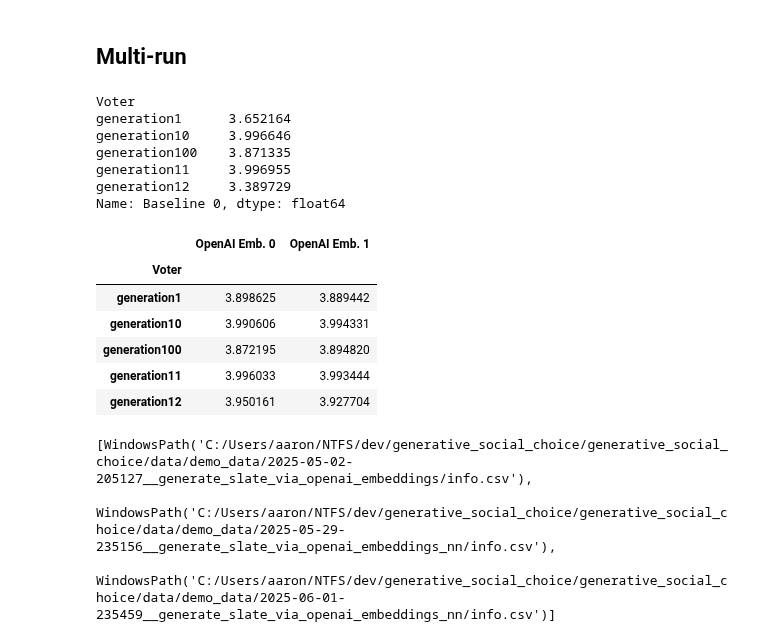
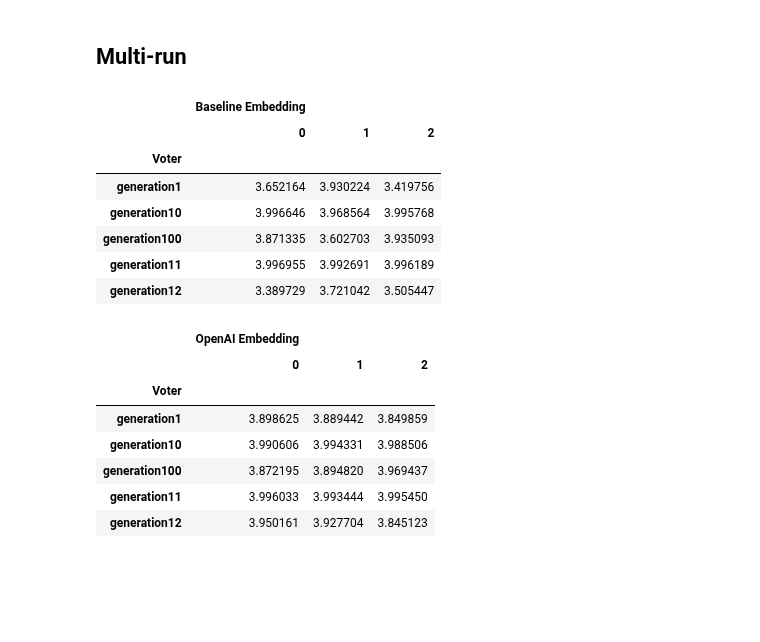
Before and after one commit to aaron-sandoval/generative_social_choice, a Jupyter notebook: generative_social_choice/plots/ablation_embeddings.ipynb, the cells around one changed output. Cells and saved outputs as stored; diff of their text form; code cells hidden in the pictures; blank space fills up the shorter version.

```diff
--- a/generative_social_choice/plots/ablation_embeddings.ipynb
+++ b/generative_social_choice/plots/ablation_embeddings.ipynb
@@ -86,44 +88,48 @@ scalar_utility_metrics(embedding_ablation_utilities)
 # %% [markdown]
 ## Multi-run
 # %%
-baseline_embedding_run_dirs = (get_base_dir_path() / "data/demo_data").glob("*via_fish_nn")
+baseline_embedding_run_dirs = (get_base_dir_path() / "data/demo_data").glob("*via_fish_nn*")
 baseline_files = [d / "info.csv" for d in baseline_embedding_run_dirs]
 
 baseline_utilities = pd.concat([
-    extract_voter_utilities_from_info_csv(p).utility.rename(f"Baseline Emb. {i}")
+    extract_voter_utilities_from_info_csv(p).utility.rename(i)
     for i, p in enumerate(baseline_files)
+], axis=1)
+baseline_utilities.columns = pd.MultiIndex.from_product([
+    ["Baseline Embedding"],
+    baseline_utilities.columns
 ])
 
 baseline_utilities.head()
 # %% [output]
-Voter
-generation1      3.652164
-generation10     3.996646
-generation100    3.871335
-generation11     3.996955
-generation12     3.389729
-Name: Baseline 0, dtype: float64
+|  | Baseline Embedding |  |  |
+|  | 0 | 1 | 2 |
+| Voter |  |  |  |
+| generation1 | 3.652164 | 3.930224 | 3.419756 |
+| generation10 | 3.996646 | 3.968564 | 3.995768 |
+| generation100 | 3.871335 | 3.602703 | 3.935093 |
+| generation11 | 3.996955 | 3.992691 | 3.996189 |
+| generation12 | 3.389729 | 3.721042 | 3.505447 |
 # %%
 openai_embedding_run_dirs = (get_base_dir_path() / "data/demo_data").glob("*via_openai_embeddings*")
 openai_embedding_files = [d / "info.csv" for d in openai_embedding_run_dirs]
 
 openai_embedding_utilities = pd.concat([
-    extract_voter_utilities_from_info_csv(p).utility.rename(f"OpenAI Emb. {i}")
+    extract_voter_utilities_from_info_csv(p).utility.rename(i)
     for i, p in enumerate(openai_embedding_files)
 ], axis=1)
+openai_embedding_utilities.columns = pd.MultiIndex.from_product([
+    ["OpenAI Embedding"],
+    openai_embedding_utilities.columns
+])
 
 openai_embedding_utilities.head()
 # %% [output]
-|  | OpenAI Emb. 0 | OpenAI Emb. 1 |
-| Voter |  |  |
-| generation1 | 3.898625 | 3.889442 |
-| generation10 | 3.990606 | 3.994331 |
-| generation100 | 3.872195 | 3.894820 |
-| generation11 | 3.996033 | 3.993444 |
-| generation12 | 3.950161 | 3.927704 |
+|  | OpenAI Embedding |  |  |
+|  | 0 | 1 | 2 |
+| Voter |  |  |  |
+| generation1 | 3.898625 | 3.889442 | 3.849859 |
+| generation10 | 3.990606 | 3.994331 | 3.988506 |
+| generation100 | 3.872195 | 3.894820 | 3.969437 |
+| generation11 | 3.996033 | 3.993444 | 3.995450 |
+| generation12 | 3.950161 | 3.927704 | 3.845123 |
-# %%
-openai_embedding_files
-# %% [output]
-[WindowsPath('C:/Users/aaron/NTFS/dev/generative_social_choice/generative_social_choice/data/demo_data/2025-05-02-205127__generate_slate_via_openai_embeddings/info.csv'),
- WindowsPath('C:/Users/aaron/NTFS/dev/generative_social_choice/generative_social_choice/data/demo_data/2025-05-29-235156__generate_slate_via_openai_embeddings_nn/info.csv'),
- WindowsPath('C:/Users/aaron/NTFS/dev/generative_social_choice/generative_social_choice/data/demo_data/2025-06-01-235459__generate_slate_via_openai_embeddings_nn/info.csv')]
```
Also changed, not shown: parts of 4 cells of this notebook, 1 other file.
